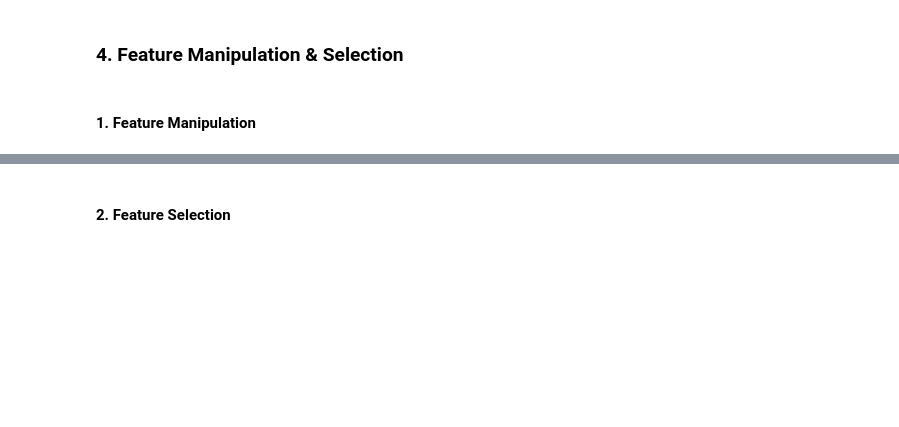
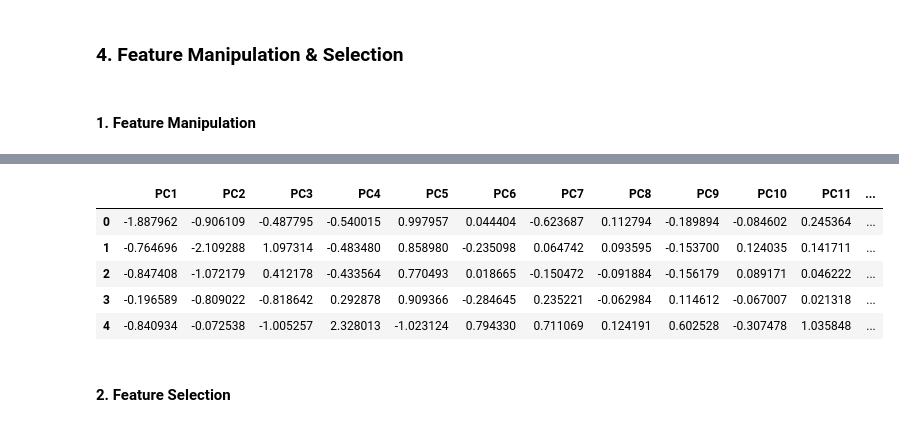
Before and after one commit to thepankaj018/Credit-Card-Default-Prediction, a Jupyter notebook: Credit_Card_Default_Prediction.ipynb, the cells around one changed output, grey strips where cells are left out. Drawn from its saved outputs; the diff is of its cells as text; code cells hidden in the pictures; blank space fills up the shorter version.

```diff
--- a/Credit_Card_Default_Prediction.ipynb
+++ b/Credit_Card_Default_Prediction.ipynb
@@ -1174,0 +1220,7 @@ vif_calc(df[[i for i in df.describe().columns if i not in ['isdefaulter','bill_a
+# %%
+# Creating a PCA object with 95% explained variance
+pca_95 = PCA(n_components = 0.95,random_state=42)
+# Fitting the PCA model to the scaled X data
+pca_95.fit(X_scaled)
+# Transforming the scaled X data into the PCA space with 95% explained variance
+X_pca_95 = pca_95.transform(X_scaled)
@@ -1175,3 +1231,19 @@ vif_calc(df[[i for i in df.describe().columns if i not in ['isdefaulter','bill_a
+# %%
+# Creating a dataframe from the PCA transformed data with 95% explained variance
+final_df = pd.DataFrame(X_pca_95,columns = ['PC1','PC2','PC3','PC4','PC5',
+                                          'PC6','PC7','PC8','PC9','PC10',
+                                          'PC11','PC12','PC13','PC14','PC15'])
+# Adding the target label column to the PCA transformed dataframe
+final_df['label'] = new_df['isdefaulter']
+
+final_df.head()
+# %% [output]
+|  | PC1 | PC2 | PC3 | PC4 | PC5 | PC6 | PC7 | PC8 | PC9 | PC10 | PC11 | ... |
+| 0 | -1.887962 | -0.906109 | -0.487795 | -0.540015 | 0.997957 | 0.044404 | -0.623687 | 0.112794 | -0.189894 | -0.084602 | 0.245364 | ... |
+| 1 | -0.764696 | -2.109288 | 1.097314 | -0.483480 | 0.858980 | -0.235098 | 0.064742 | 0.093595 | -0.153700 | 0.124035 | 0.141711 | ... |
+| 2 | -0.847408 | -1.072179 | 0.412178 | -0.433564 | 0.770493 | 0.018665 | -0.150472 | -0.091884 | -0.156179 | 0.089171 | 0.046222 | ... |
+| 3 | -0.196589 | -0.809022 | -0.818642 | 0.292878 | 0.909366 | -0.284645 | 0.235221 | -0.062984 | 0.114612 | -0.067007 | 0.021318 | ... |
+| 4 | -0.840934 | -0.072538 | -1.005257 | 2.328013 | -1.023124 | 0.794330 | 0.711069 | 0.124191 | 0.602528 | -0.307478 | 1.035848 | ... |
 # %% [markdown]
 #### 2. Feature Selection
 # %%
```
Also changed, not shown: parts of 13 cells of this notebook.
